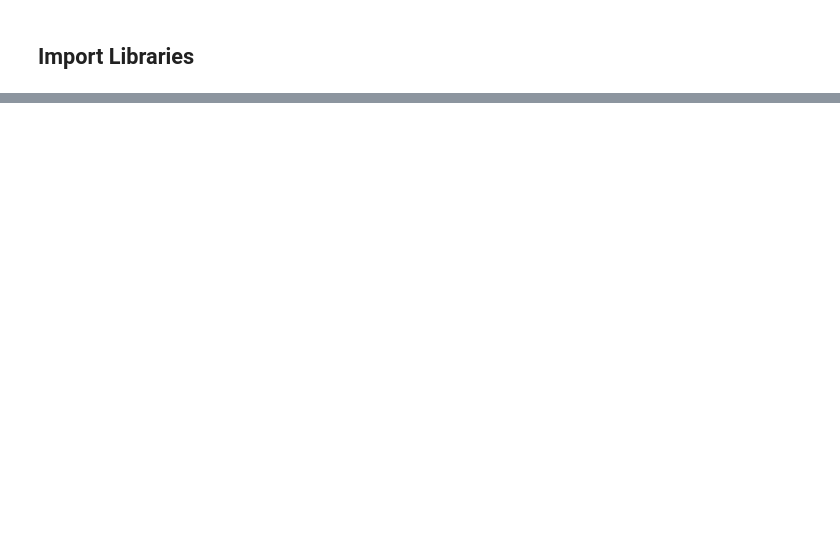
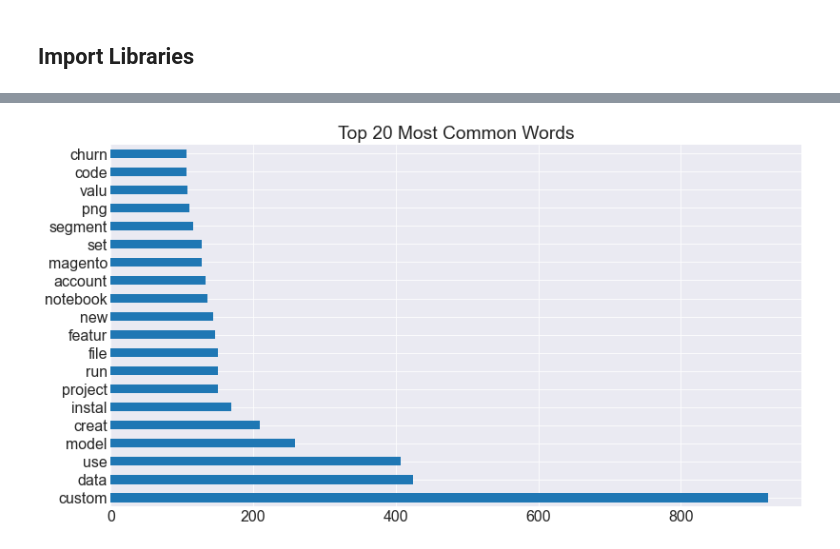
Before and after one commit to nlp-project-germain-group-6/nlp-web-scraping, a Jupyter notebook: Final_Notebook.ipynb, the cells around one changed output, grey strips where cells are left out. Saved outputs shown, nothing was run; the diff lists cells and outputs as text; code cells hidden in the pictures; blank space fills up the shorter version.

```diff
--- a/Final_Notebook.ipynb
+++ b/Final_Notebook.ipynb
@@ -55,0 +254,2 @@ Furthermore, because natural language differs so signficantly by geographic loca
+# %%
+df = prepare.prepare_nlp_data(df, content = 'readme_contents')
@@ -55,0 +277,2 @@ Furthermore, because natural language differs so signficantly by geographic loca
+# %%
+words = ' '.join(df.stemmed)
@@ -55,0 +283,2 @@ Furthermore, because natural language differs so signficantly by geographic loca
+# %%
+frequencies = pd.Series(words.split()).value_counts()
@@ -55,0 +305,8 @@ Furthermore, because natural language differs so signficantly by geographic loca
+# %%
+top_20_words = frequencies.head(20)
+# %%
+#Graph Most Common Words
+top_20_words.plot.barh()
+title = plt.title('Top 20 Most Common Words')
+# %% [output]
+[figure, added]
```
Also changed, not shown: parts of 44 cells of this notebook.
